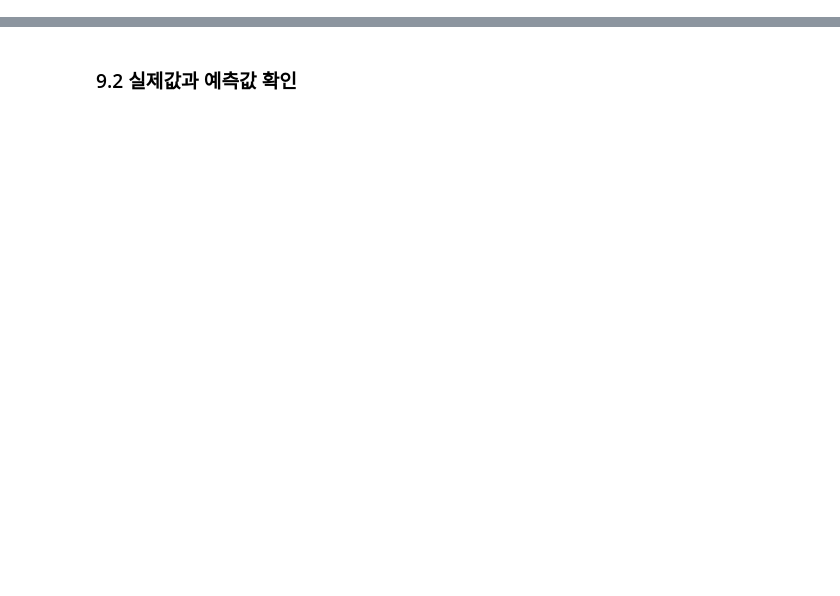
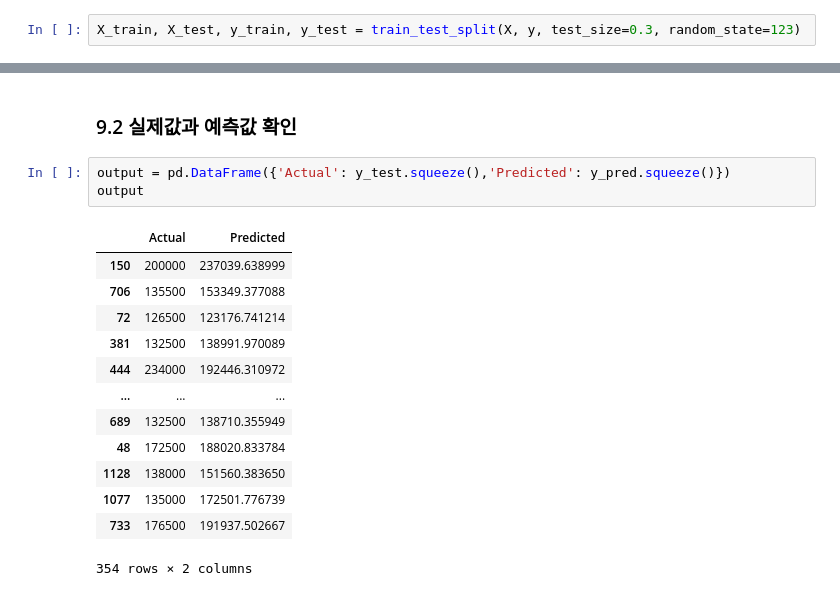
Before and after one commit to va4756/big_RaeJung, a Jupyter notebook: MachineLearning_이상철_ML01.ipynb, the cells around one changed output, grey strips where cells are left out. Cells and saved outputs as stored; diff of their text form; blank space fills up the shorter version.

```diff
--- a/MachineLearning_이상철_ML01.ipynb
+++ b/MachineLearning_이상철_ML01.ipynb
@@ -853,3 +910,5 @@ dtype: int64
 - test_size: 검증데이터 30%
 - random_state: random_seed 번호 = 123
 - stratify: y(클래스)의 비율에 따라 분할(분류모형일 때 사용)
+# %%
+X_train, X_test, y_train, y_test = train_test_split(X, y, test_size=0.3, random_state=123)
@@ -879,2 +1015,19 @@ dtype: int64
 # %% [markdown]
 ### 9.2 실제값과 예측값 확인
+# %%
+output = pd.DataFrame({'Actual': y_test.squeeze(),'Predicted': y_pred.squeeze()})
+output
+# %% [output]
+|  | Actual | Predicted |
+| 150 | 200000 | 237039.638999 |
+| 706 | 135500 | 153349.377088 |
+| 72 | 126500 | 123176.741214 |
+| 381 | 132500 | 138991.970089 |
+| 444 | 234000 | 192446.310972 |
+| ... | ... | ... |
+| 689 | 132500 | 138710.355949 |
+| 48 | 172500 | 188020.833784 |
+| 1128 | 138000 | 151560.383650 |
+| 1077 | 135000 | 172501.776739 |
+| 733 | 176500 | 191937.502667 |
+354 rows × 2 columns
```
Also changed, not shown: parts of 17 cells of this notebook.
